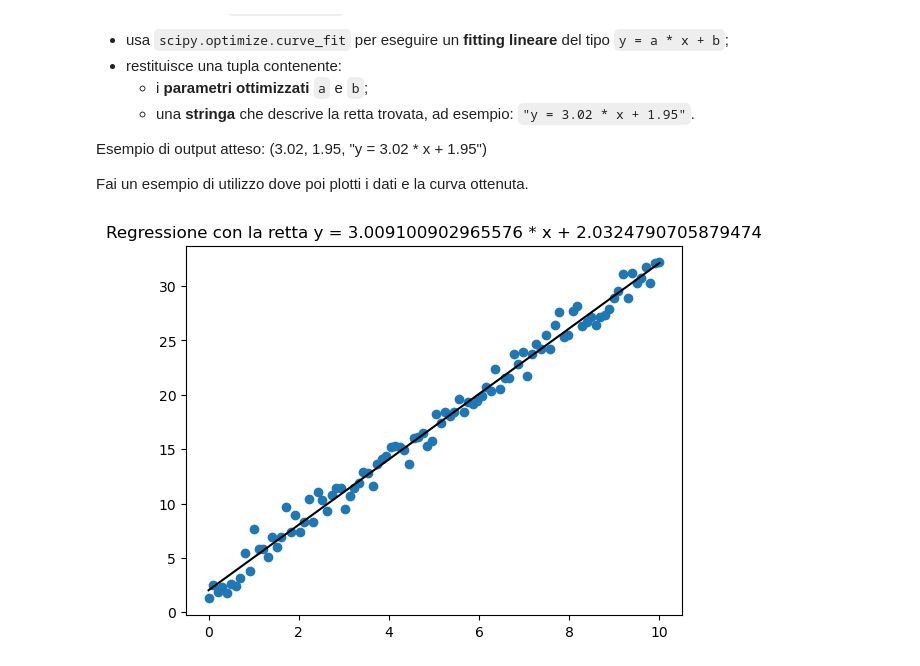
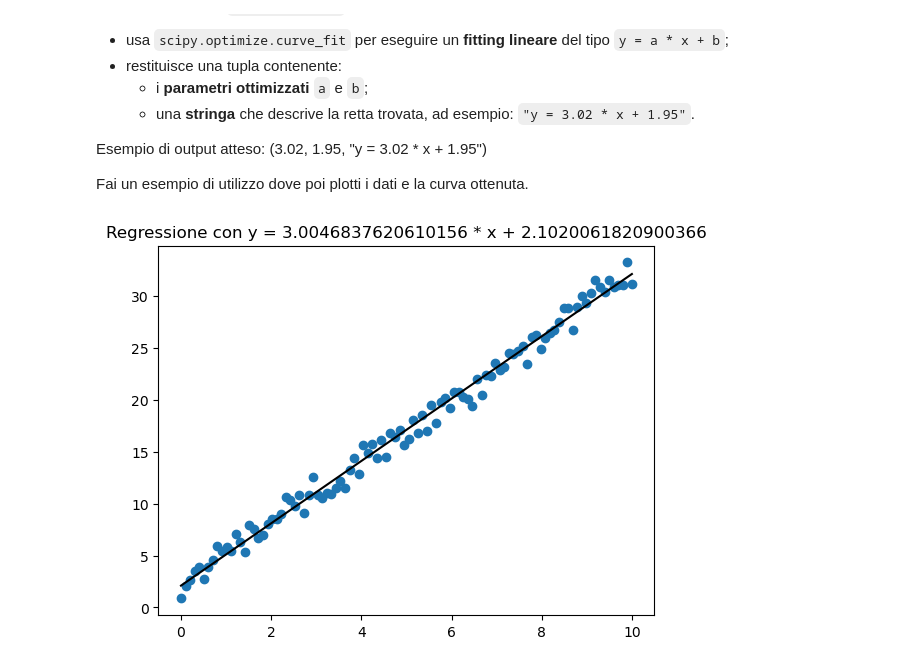
Before and after one commit to MatCosty/ProgrammingLab2, a Jupyter notebook: simulazEsame.ipynb, the cells around one changed output. Cells and saved outputs as stored; diff of their text form; code cells hidden in the pictures.

```diff
--- a/simulazEsame.ipynb
+++ b/simulazEsame.ipynb
@@ -309,25 +373,25 @@ Fai un esempio di utilizzo dove poi plotti i dati e la curva ottenuta.
 # %%
 import scipy as sp
 import matplotlib.pyplot as plt
 
 x = np.linspace(0, 10, 100)
 y = 3 * x + 2 + np.random.normal(0, 1, 100)
 
 def lineare(x, a, b):
     return a * x + b
 
 def fit_line(x, y):
     params, _ = sp.optimize.curve_fit(lineare, x, y)
     a, b = params
 
     retta = "y = {} * x + {}".format(a, b)
     return (a, b, retta)
 
 a, b , retta = fit_line(x, y)
 
-plt.title("Regressione con la retta {}".format(retta))
+plt.title("Regressione con {}".format(retta))
 plt.scatter(x, y)
 plt.plot(x, lineare(x, a, b), color='black')
 plt.show()
 # %% [output]
-[figure, old version]
+[figure, new version]
```
Also changed, not shown: parts of 1 cell of this notebook.
